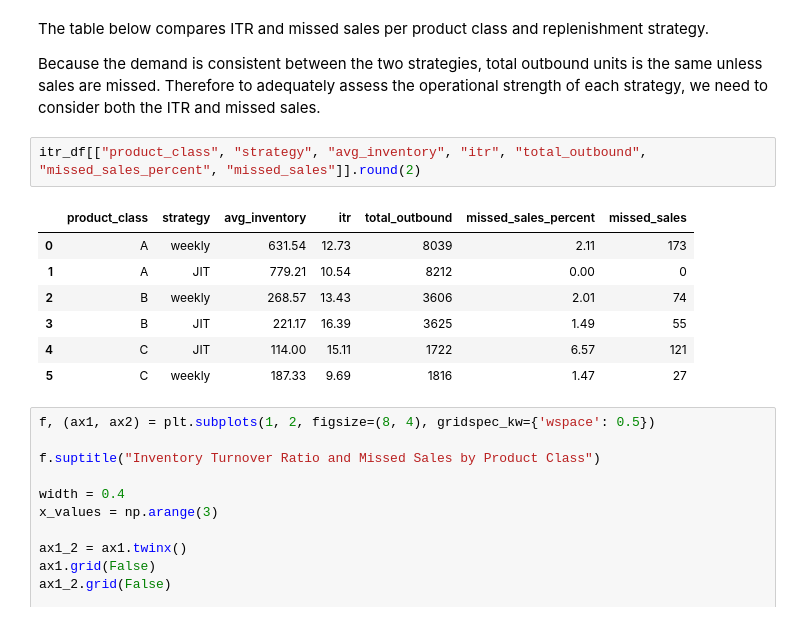
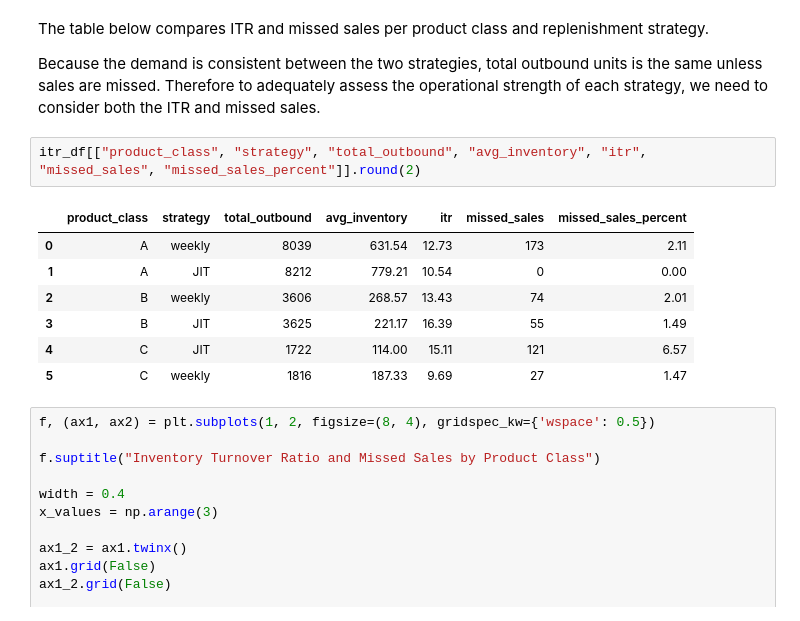
Before and after one commit to markus-pettersen/logistics-simulation, a Jupyter notebook: simulation/notebooks/05_eda_dashboard_prep.ipynb, the cells around one changed output. Saved outputs shown, nothing was run; the diff lists cells and outputs as text.

```diff
--- a/simulation/notebooks/05_eda_dashboard_prep.ipynb
+++ b/simulation/notebooks/05_eda_dashboard_prep.ipynb
@@ -304,15 +304,15 @@ The table below compares ITR and missed sales per product class and replenishmen
 
 Because the demand is consistent between the two strategies, total outbound units is the same unless sales are missed. Therefore to adequately assess the operational strength of each strategy, we need to consider both the ITR and missed sales.
 # %%
-itr_df[["product_class", "strategy", "avg_inventory", "itr", "total_outbound", "missed_sales_percent", "missed_sales"]].round(2)
+itr_df[["product_class", "strategy", "total_outbound", "avg_inventory", "itr", "missed_sales", "missed_sales_percent"]].round(2)
 # %% [output]
-|  | product_class | strategy | avg_inventory | itr | total_outbound | missed_sales_percent | missed_sales |
-| 0 | A | weekly | 631.54 | 12.73 | 8039 | 2.11 | 173 |
-| 1 | A | JIT | 779.21 | 10.54 | 8212 | 0.00 | 0 |
-| 2 | B | weekly | 268.57 | 13.43 | 3606 | 2.01 | 74 |
-| 3 | B | JIT | 221.17 | 16.39 | 3625 | 1.49 | 55 |
-| 4 | C | JIT | 114.00 | 15.11 | 1722 | 6.57 | 121 |
-| 5 | C | weekly | 187.33 | 9.69 | 1816 | 1.47 | 27 |
+|  | product_class | strategy | total_outbound | avg_inventory | itr | missed_sales | missed_sales_percent |
+| 0 | A | weekly | 8039 | 631.54 | 12.73 | 173 | 2.11 |
+| 1 | A | JIT | 8212 | 779.21 | 10.54 | 0 | 0.00 |
+| 2 | B | weekly | 3606 | 268.57 | 13.43 | 74 | 2.01 |
+| 3 | B | JIT | 3625 | 221.17 | 16.39 | 55 | 1.49 |
+| 4 | C | JIT | 1722 | 114.00 | 15.11 | 121 | 6.57 |
+| 5 | C | weekly | 1816 | 187.33 | 9.69 | 27 | 1.47 |
 # %%
 f, (ax1, ax2) = plt.subplots(1, 2, figsize=(8, 4), gridspec_kw={'wspace': 0.5})
 
```
Also changed, not shown: parts of 2 cells of this notebook, 1 other file.
